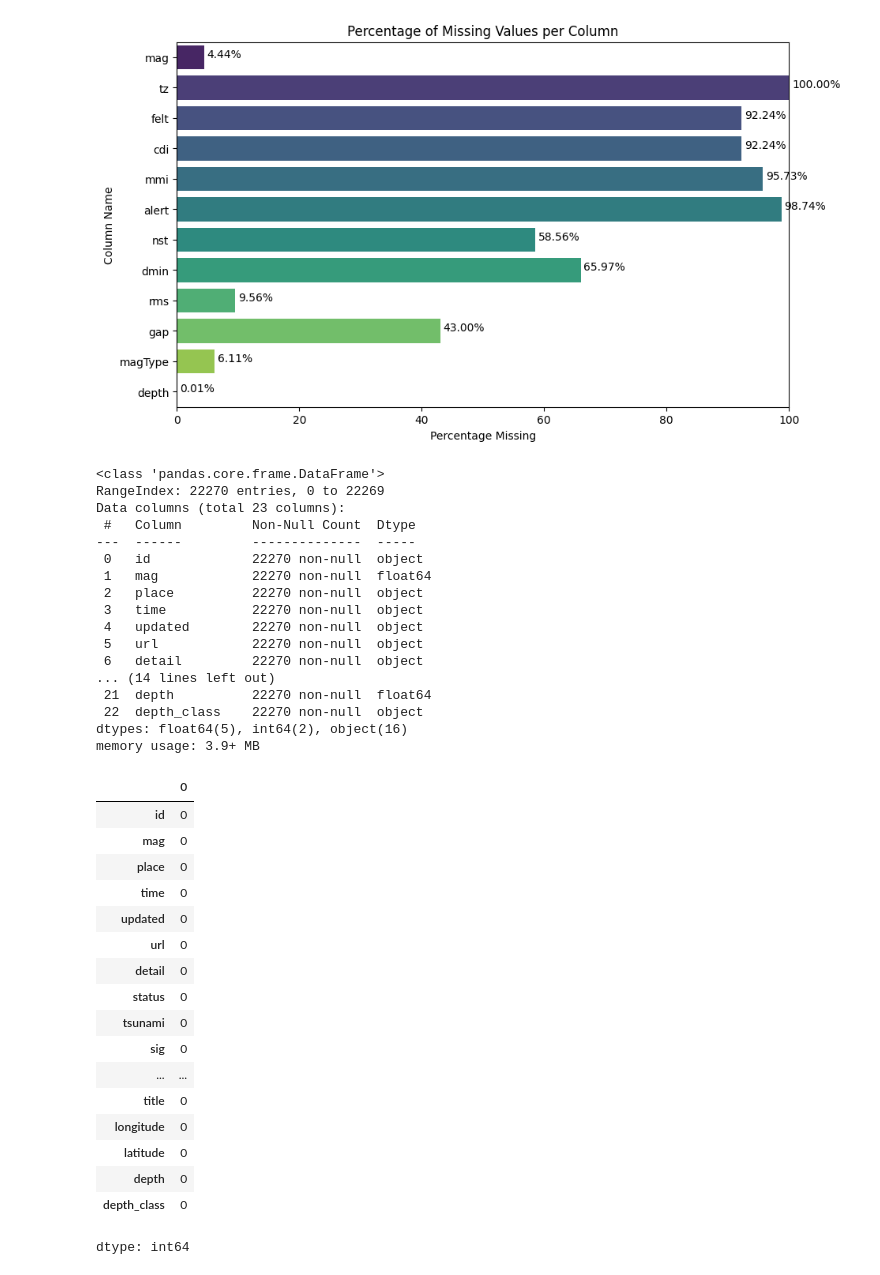
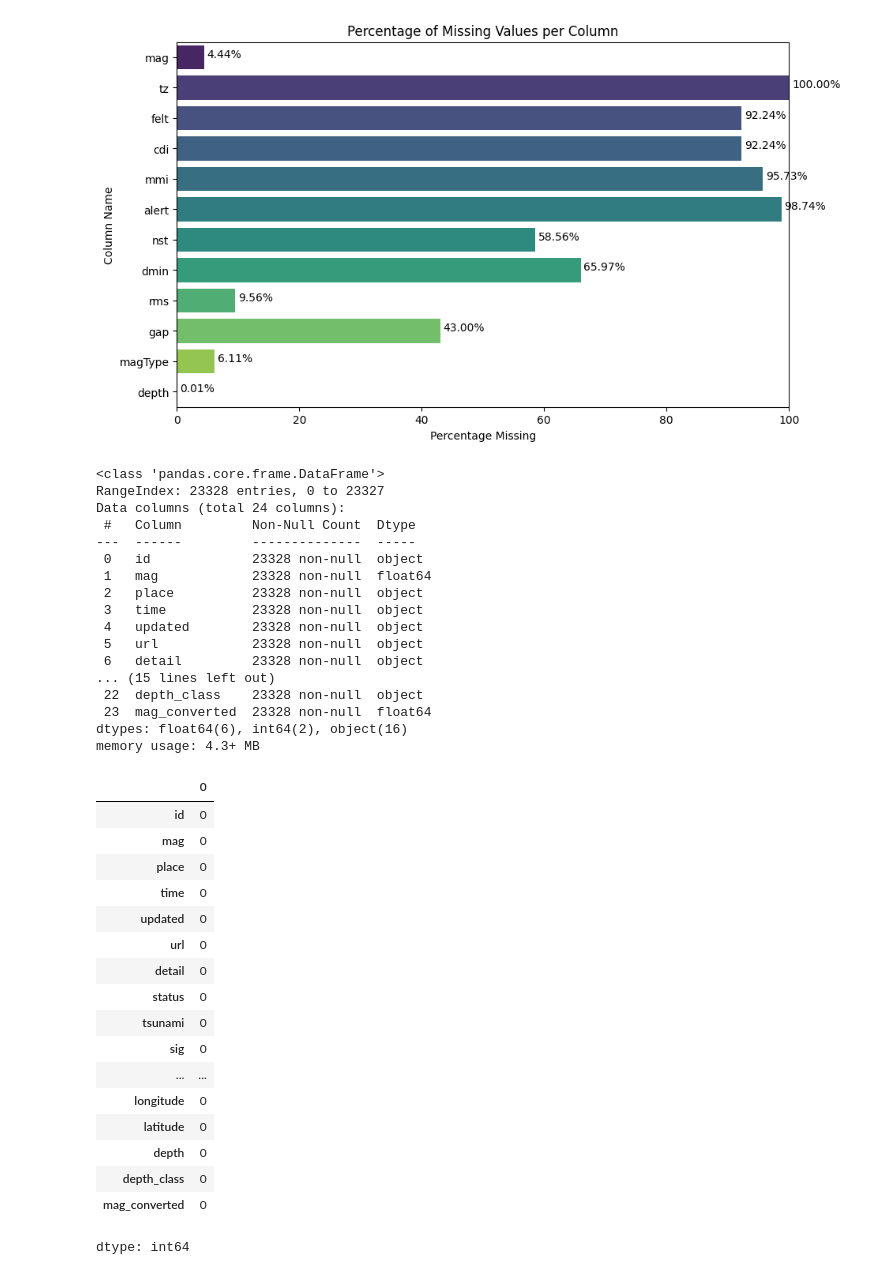
Before and after one commit to ac-navalta/data-mining, a Jupyter notebook: Phase_2_Data_Cleaning_and_Preprocessing.ipynb, the cells around one changed output. Drawn from its saved outputs; the diff is of its cells as text; code cells hidden in the pictures.

```diff
--- a/Phase_2_Data_Cleaning_and_Preprocessing.ipynb
+++ b/Phase_2_Data_Cleaning_and_Preprocessing.ipynb
@@ -133,53 +134,60 @@ df = df.dropna(subset=["mag"])
 # remove: rows with 0.0 magnitude
 df = df[df["mag"] != 0.0]
 
-# remove: rows whose magType is not 'mb'
-df = df[df["magType"] == "mb"]
+# remove: rows whose magType is not 'mb' and 'mw'
+df = df[(df["magType"] == "mb") | (df["magType"] == "mw")]
+
+# Create a new column 'mag_converted' by first copying 'mag'
+df['mag_converted'] = df['mag']
+
+# Convert 'mb' magnitude to 'mw' magnitude in 'mag_converted' column
+mb_mask = df["magType"] == "mb"
+df.loc[mb_mask, "mag_converted"] = np.exp(0.741 + 0.210 * df.loc[mb_mask, "mag_converted"]) - 0.785
 
 # fill: rms (median)
 df["rms"] = df["rms"].fillna(df["rms"].median())
 
 # fill: depth (median)
 df["depth"] = df["depth"].fillna(df["depth"].median())
 
 # optional: reset index after filtering
 df = df.reset_index(drop=True)
 
 df.info()
 df.isnull().sum()
 # %% [output]
 <class 'pandas.core.frame.DataFrame'>
-RangeIndex: 22270 entries, 0 to 22269
-Data columns (total 23 columns):
+RangeIndex: 23328 entries, 0 to 23327
+Data columns (total 24 columns):
  #   Column         Non-Null Count  Dtype
 ---  ------         --------------  -----
- 0   id             22270 non-null  object
- 1   mag            22270 non-null  float64
- 2   place          22270 non-null  object
- 3   time           22270 non-null  object
- 4   updated        22270 non-null  object
- 5   url            22270 non-null  object
- 6   detail         22270 non-null  object
-... (14 lines left out)
- 21  depth          22270 non-null  float64
- 22  depth_class    22270 non-null  object
-dtypes: float64(5), int64(2), object(16)
-memory usage: 3.9+ MB
+ 0   id             23328 non-null  object
+ 1   mag            23328 non-null  float64
+ 2   place          23328 non-null  object
+ 3   time           23328 non-null  object
+ 4   updated        23328 non-null  object
+ 5   url            23328 non-null  object
+ 6   detail         23328 non-null  object
+... (15 lines left out)
+ 22  depth_class    23328 non-null  object
+ 23  mag_converted  23328 non-null  float64
+dtypes: float64(6), int64(2), object(16)
+memory usage: 4.3+ MB
 |  | 0 |
 | id | 0 |
 | mag | 0 |
 | place | 0 |
 | time | 0 |
 | updated | 0 |
 | url | 0 |
 | detail | 0 |
 | status | 0 |
 | tsunami | 0 |
 | sig | 0 |
 | ... | ... |
-| title | 0 |
 | longitude | 0 |
 | latitude | 0 |
 | depth | 0 |
 | depth_class | 0 |
+| mag_converted | 0 |
 dtype: int64
```
Also changed, not shown: parts of 7 cells of this notebook.
